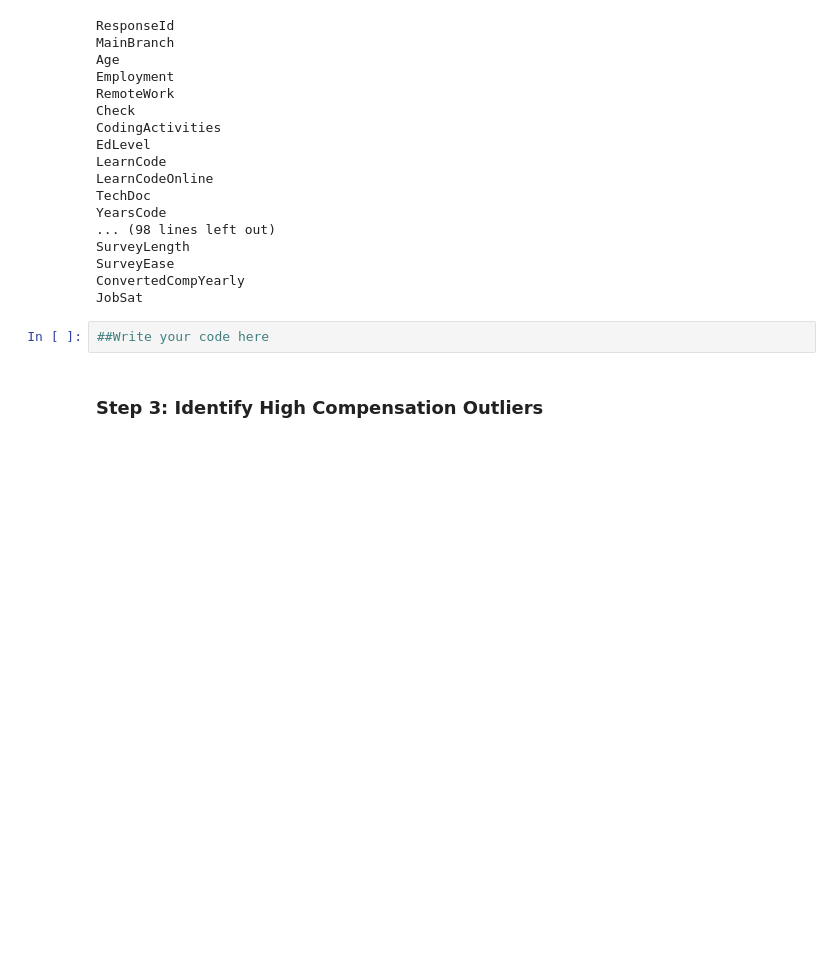
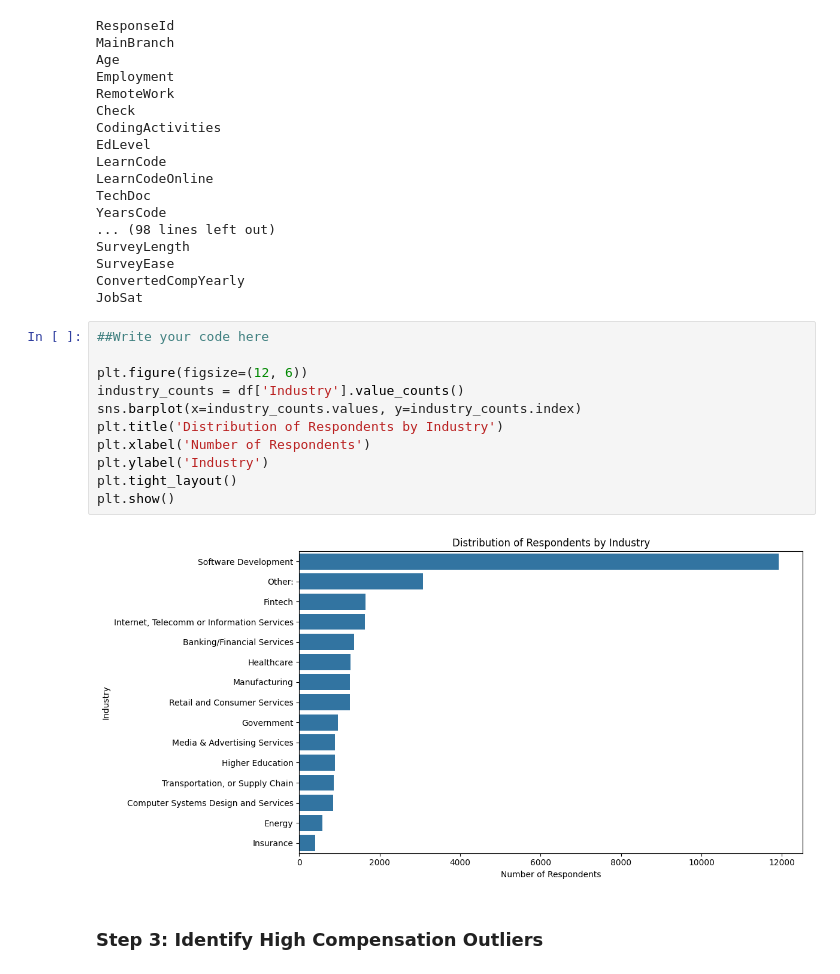
Before and after one commit to Seitaro1012/IBM_Data-Analyst_CapstoneProject, a Jupyter notebook: Task3/Lab 12 Finding Outliers.ipynb, the cells around one changed output. Drawn from its saved outputs; the diff is of its cells as text; blank space fills up the shorter version.

```diff
--- a/Task3/Lab 12 Finding Outliers.ipynb
+++ b/Task3/Lab 12 Finding Outliers.ipynb
@@ -93,8 +93,19 @@ SurveyLength
 SurveyEase
 ConvertedCompYearly
 JobSat
-# %%
-##Write your code here
+# %%
+##Write your code here
+
+plt.figure(figsize=(12, 6))
+industry_counts = df['Industry'].value_counts()
+sns.barplot(x=industry_counts.values, y=industry_counts.index)
+plt.title('Distribution of Respondents by Industry')
+plt.xlabel('Number of Respondents')
+plt.ylabel('Industry')
+plt.tight_layout()
+plt.show()
+# %% [output]
+[figure, added]
 # %% [markdown]
 <h3>Step 3: Identify High Compensation Outliers</h3>
 # %% [markdown]
```
Also changed, not shown: parts of 12 cells of this notebook.
